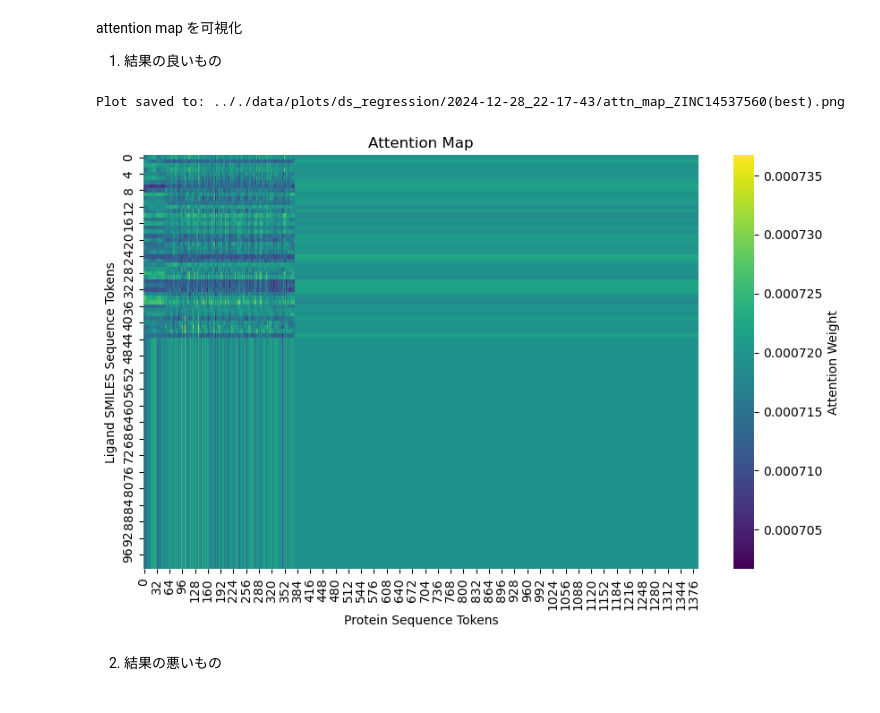
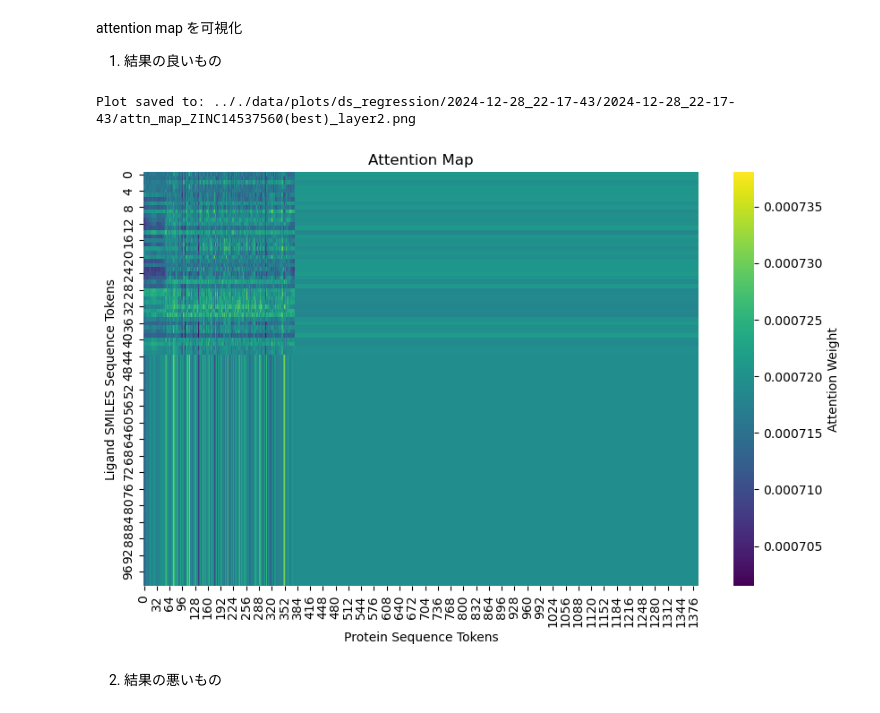
Before and after one commit to inu-wanwan/AttentionConditionedVAE, a Jupyter notebook: notebook/analyze_result.ipynb, the cells around one changed output. Saved outputs shown, nothing was run; the diff lists cells and outputs as text; code cells hidden in the pictures.

```diff
--- a/notebook/analyze_result.ipynb
+++ b/notebook/analyze_result.ipynb
@@ -358,11 +367,11 @@ attention map を可視化
 1. 結果の良いもの
 # %%
 best_ligand = 'ZINC14537560'
-attn_map_file = os.path.join(local_eval_dir , f"attn_map_0_{best_ligand}.csv")
-plot_attn_map(attn_map_file, local_plot_dir, f"attn_map_{best_ligand}(best).png")
+attn_map_file = os.path.join(local_eval_dir , f"attn_map_2_{best_ligand}.csv")
+plot_attn_map(attn_map_file, local_plot_dir, f"attn_map_{best_ligand}(best)_layer2.png")
 # %% [output]
-Plot saved to: .././data/plots/ds_regression/2024-12-28_22-17-43/attn_map_ZINC14537560(best).png
+Plot saved to: .././data/plots/ds_regression/2024-12-28_22-17-43/2024-12-28_22-17-43/attn_map_ZINC14537560(best)_layer2.png
-[figure, old version]
+[figure, new version]
 # %% [markdown]
 2. 結果の悪いもの
 # %%
```
Also changed, not shown: parts of 6 cells of this notebook, 8 other files.
